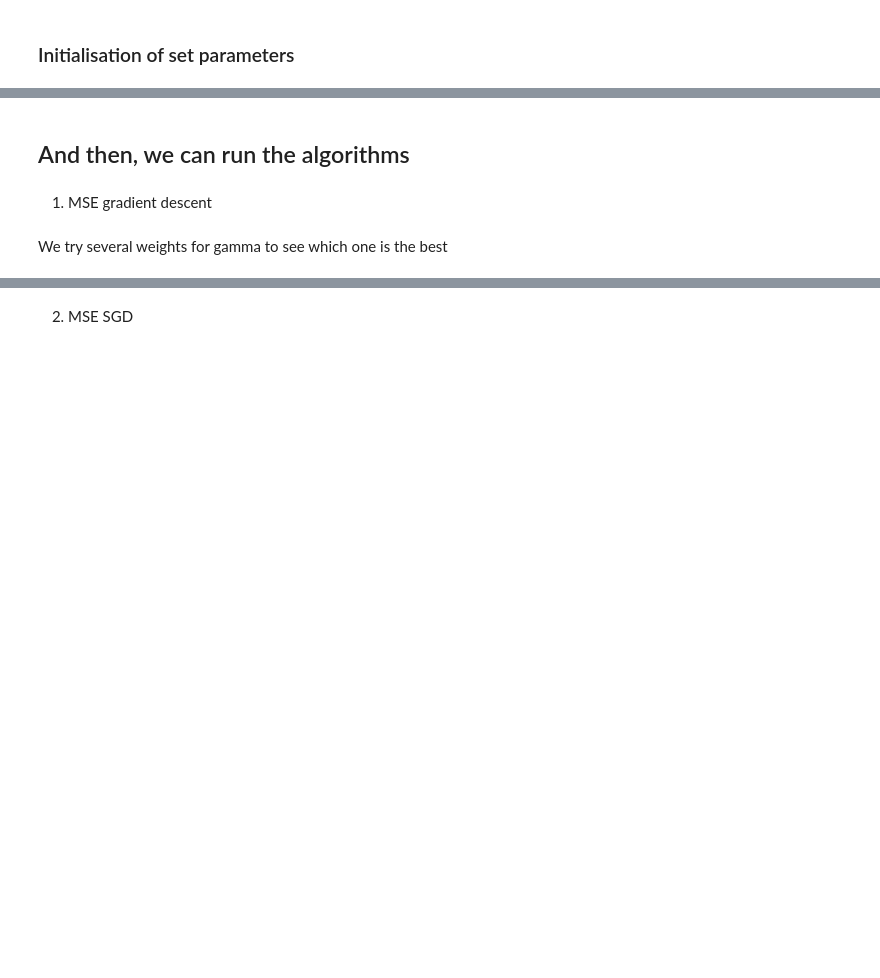
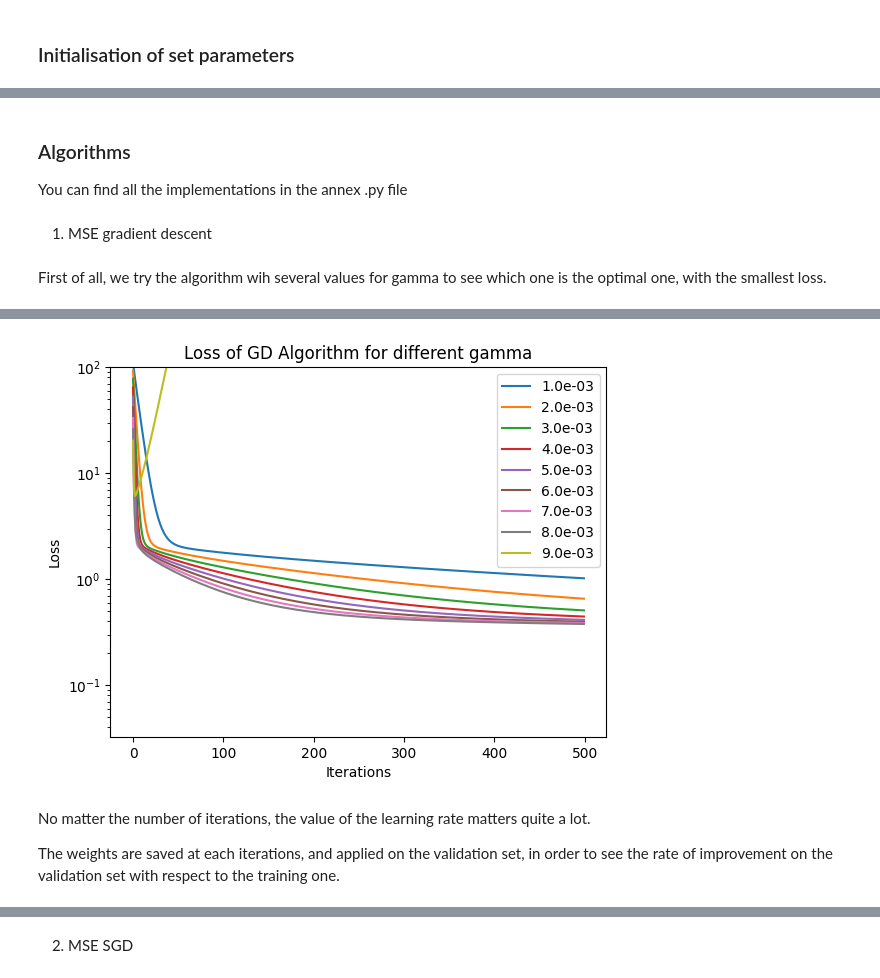
Before and after one commit to lucilemln/ML-project, a Jupyter notebook: run.ipynb, the cells around one changed output, grey strips where cells are left out. Drawn from its saved outputs; the diff is of its cells as text; code cells hidden in the pictures; blank space fills up the shorter version.

```diff
--- a/run.ipynb
+++ b/run.ipynb
@@ -227,4 +172,5 @@ y_train_train, y_train_validation = np.split(y_train_sample,[split])
-# %% [markdown]
-## And then, we can run the algorithms
+# %% [markdown]
+### Algorithms
+You can find all the implementations in the annex .py file
 # %% [markdown]
 1. MSE gradient descent
@@ -243,2 +177,29 @@ y_train_train_reduced = np.concatenate((y_train_neg_red, y_train_pos))
 # %% [markdown]
-We try several weights for gamma to see which one is the best
+First of all, we try the algorithm wih several values for gamma to see which one is the optimal one, with the smallest loss.
+# %%
+gamma = np.arange(0.001, 0.010, 0.001)
+g_opti = gamma[0]
+loss_opti = 1000
+
+ax = plt.axes()
+
+#Loop on the different values of gamma
+for g in gamma:
+    weights, loss = f.mean_squared_error_gd(y_train_train_reduced, tX_train_train_reduced, initial_w, 500, g)
+    mean_loss = np.mean(loss[-100:])
+    if mean_loss < loss_opti:
+        loss_opti = mean_loss
+        g_opti = g
+    print("%.1e: %.4f" % (g, loss[-1]))
+    ax.semilogy(loss, label = "%.1e" % g)
+
+
+print("Optimal gamma: %.1e" % g_opti)
+ax.set_ylim([0, 100])
+plt.title("Loss of GD Algorithm for different gamma")
+plt.xlabel("Iterations")
+plt.ylabel("Loss")
+
+plt.legend()
+plt.show()
+# %% [output]
@@ -245,2 +224,7 @@ We try several weights for gamma to see which one is the best
+[figure, added]
+# %% [markdown]
+No matter the number of iterations, the value of the learning rate matters quite a lot.
+
+The weights are saved at each iterations, and applied on the validation set, in order to see the rate of improvement on the validation set with respect to the training one.
 # %%
 #Compute gradient descent with MSE as loss function (see functions.py for the function)
```
Also changed, not shown: parts of 71 cells of this notebook, 1 other file.
